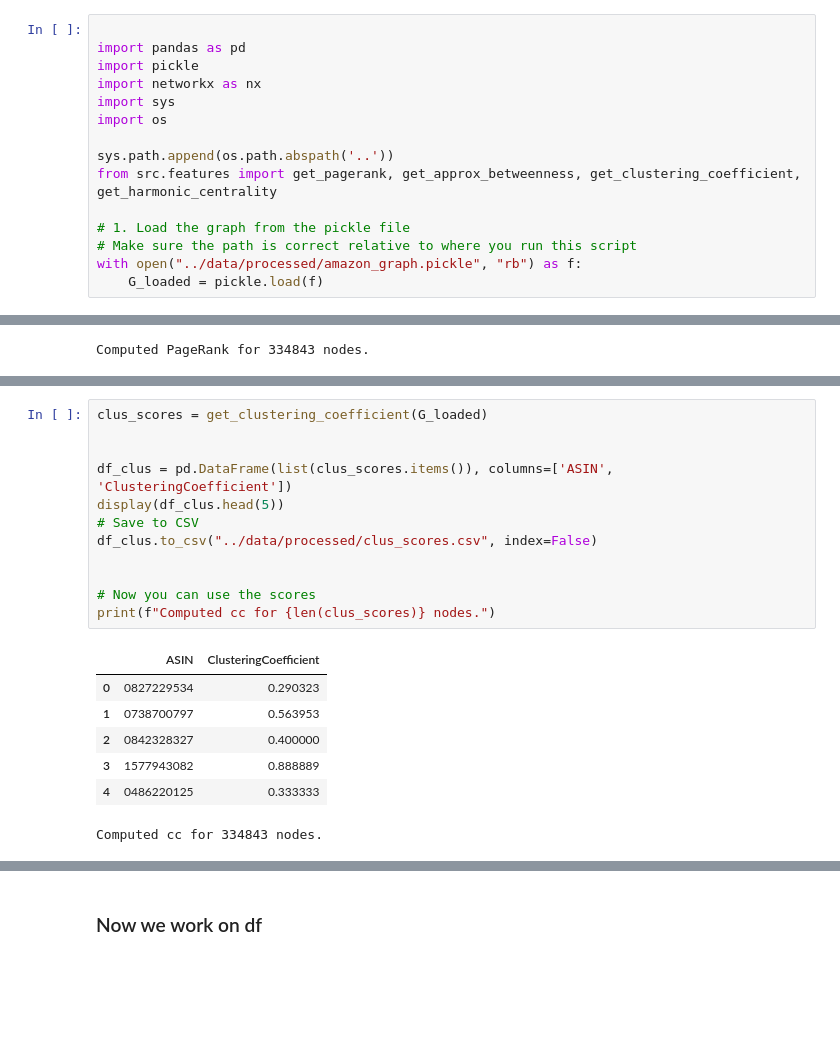
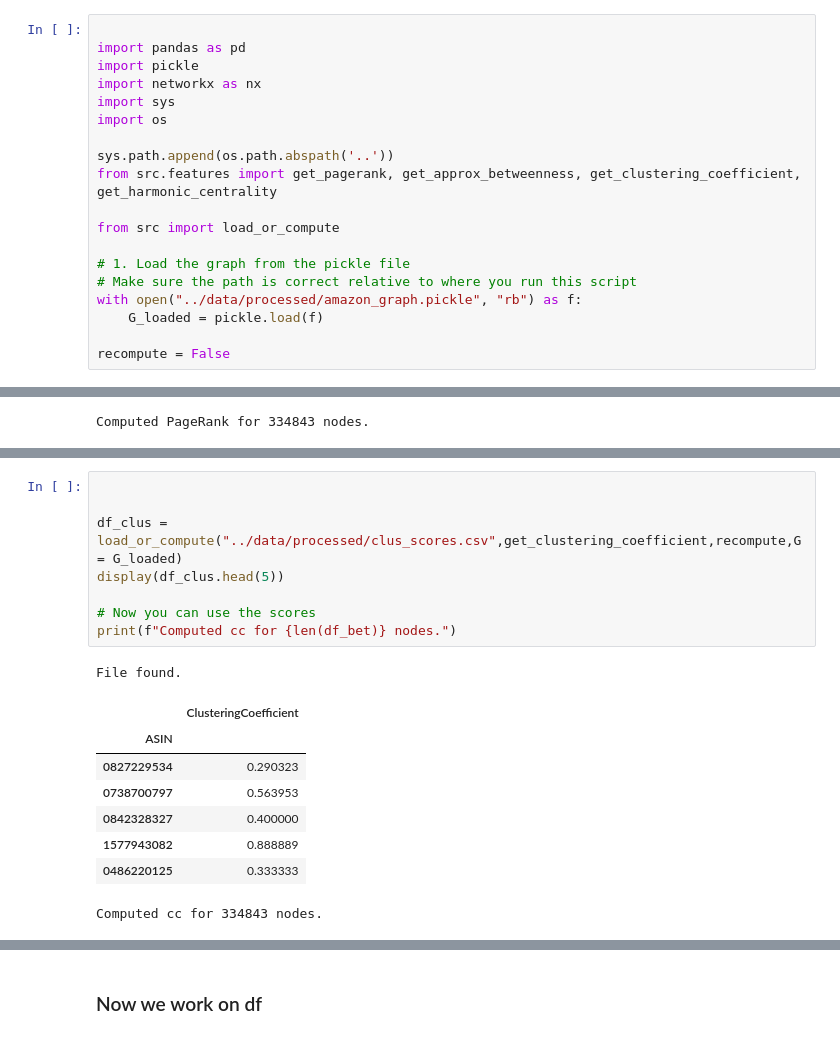
Before and after one commit to raozzo/ProgettoLFN, a Jupyter notebook: Code/notebooks/print.ipynb, the cells around one changed output, grey strips where cells are left out. Cells and saved outputs as stored; diff of their text form; blank space fills up the shorter version.

Commit message:
changed print to accept load_or_compute

```diff
--- a/Code/notebooks/print.ipynb
+++ b/Code/notebooks/print.ipynb
@@ -9,10 +9,14 @@ import os
 sys.path.append(os.path.abspath('..'))
 from src.features import get_pagerank, get_approx_betweenness, get_clustering_coefficient, get_harmonic_centrality
 
+from src import load_or_compute
+
 # 1. Load the graph from the pickle file
 # Make sure the path is correct relative to where you run this script
 with open("../data/processed/amazon_graph.pickle", "rb") as f:
     G_loaded = pickle.load(f)
+
+recompute = False
 # %%
 # 2. Pass the LOADED graph object to the function
 pagerank_scores = get_pagerank(G_loaded,0.9)
@@ -130,22 +78,20 @@ KeyboardInterrupt:
 # %%
-clus_scores = get_clustering_coefficient(G_loaded)
 
 
-df_clus = pd.DataFrame(list(clus_scores.items()), columns=['ASIN', 'ClusteringCoefficient'])
+df_clus = load_or_compute("../data/processed/clus_scores.csv",get_clustering_coefficient,recompute,G = G_loaded)
 display(df_clus.head(5))
-# Save to CSV
-df_clus.to_csv("../data/processed/clus_scores.csv", index=False)
-
 
 # Now you can use the scores
-print(f"Computed cc for {len(clus_scores)} nodes.")
+print(f"Computed cc for {len(df_bet)} nodes.")
 # %% [output]
+File found.
-|  | ASIN | ClusteringCoefficient |
-| 0 | 0827229534 | 0.290323 |
-| 1 | 0738700797 | 0.563953 |
-| 2 | 0842328327 | 0.400000 |
-| 3 | 1577943082 | 0.888889 |
-| 4 | 0486220125 | 0.333333 |
+|  | ClusteringCoefficient |
+| ASIN |  |
+| 0827229534 | 0.290323 |
+| 0738700797 | 0.563953 |
+| 0842328327 | 0.400000 |
+| 1577943082 | 0.888889 |
+| 0486220125 | 0.333333 |
-Computed cc for 334843 nodes.
+Computed cc for 334843 nodes.
 # %%
 # Compute Harmonic scores and save them to a csv file
```
Also changed, not shown: parts of 11 cells of this notebook.
